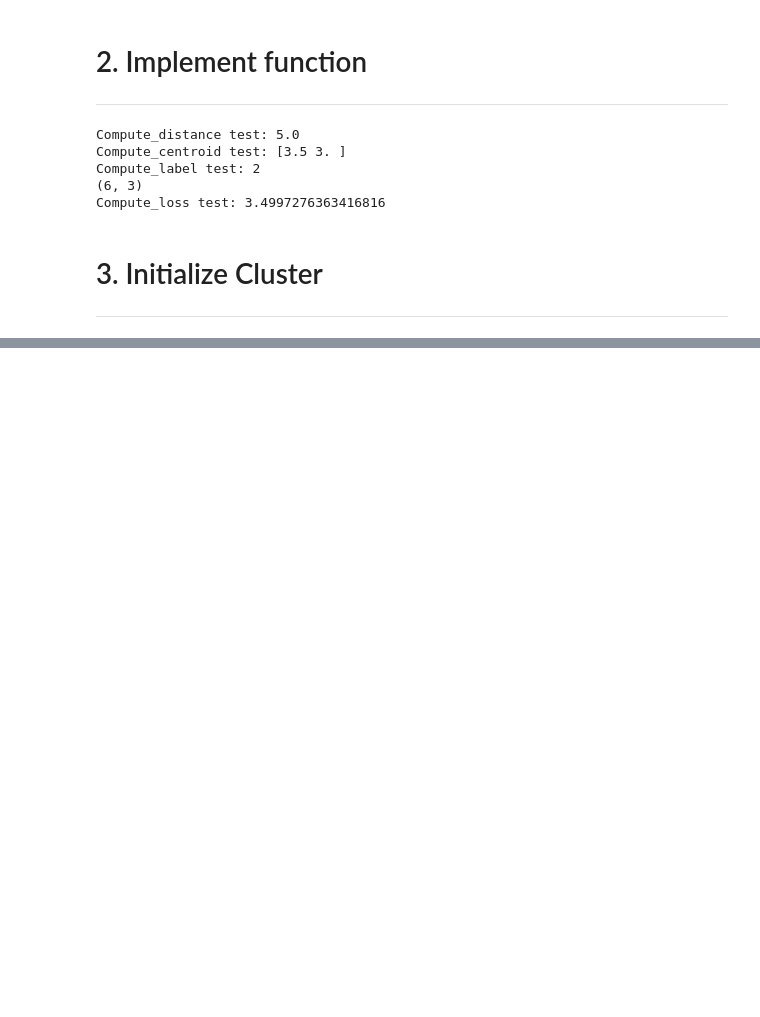
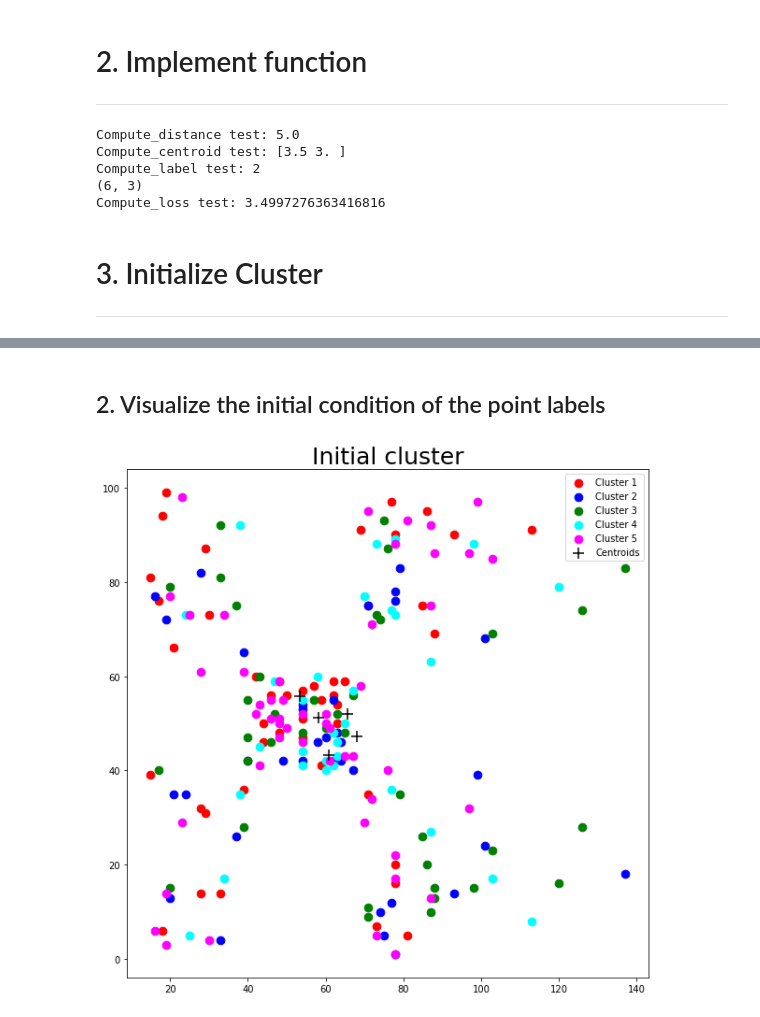
Before and after one commit to jiku100/2020-2-machine-running-proejct, a Jupyter notebook: assignment7/신석경_assignment_07.ipynb, the cells around one changed output, grey strips where cells are left out. Drawn from its saved outputs; the diff is of its cells as text; code cells hidden in the pictures; blank space fills up the shorter version.

```diff
--- a/assignment7/신석경_assignment_07.ipynb
+++ b/assignment7/신석경_assignment_07.ipynb
@@ -194,0 +210,6 @@ plot_cluster("Final cluster", C, M)
+# %% [markdown]
+## 2. Visualize the initial condition of the point labels
+# %%
+plot_cluster("Initial cluster", C_init, M_init)
+# %% [output]
+[figure, added]
```
Also changed, not shown: parts of 17 cells of this notebook.
